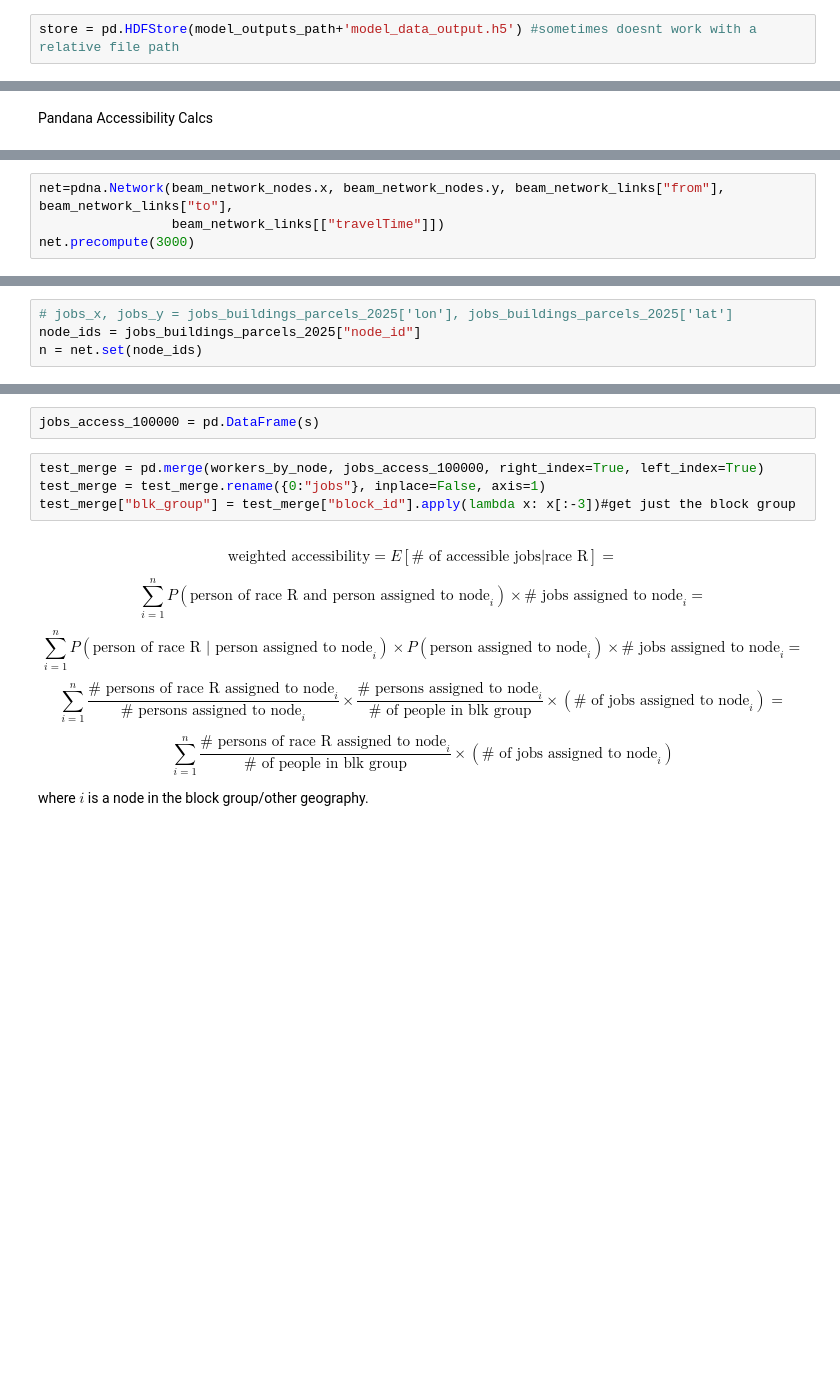
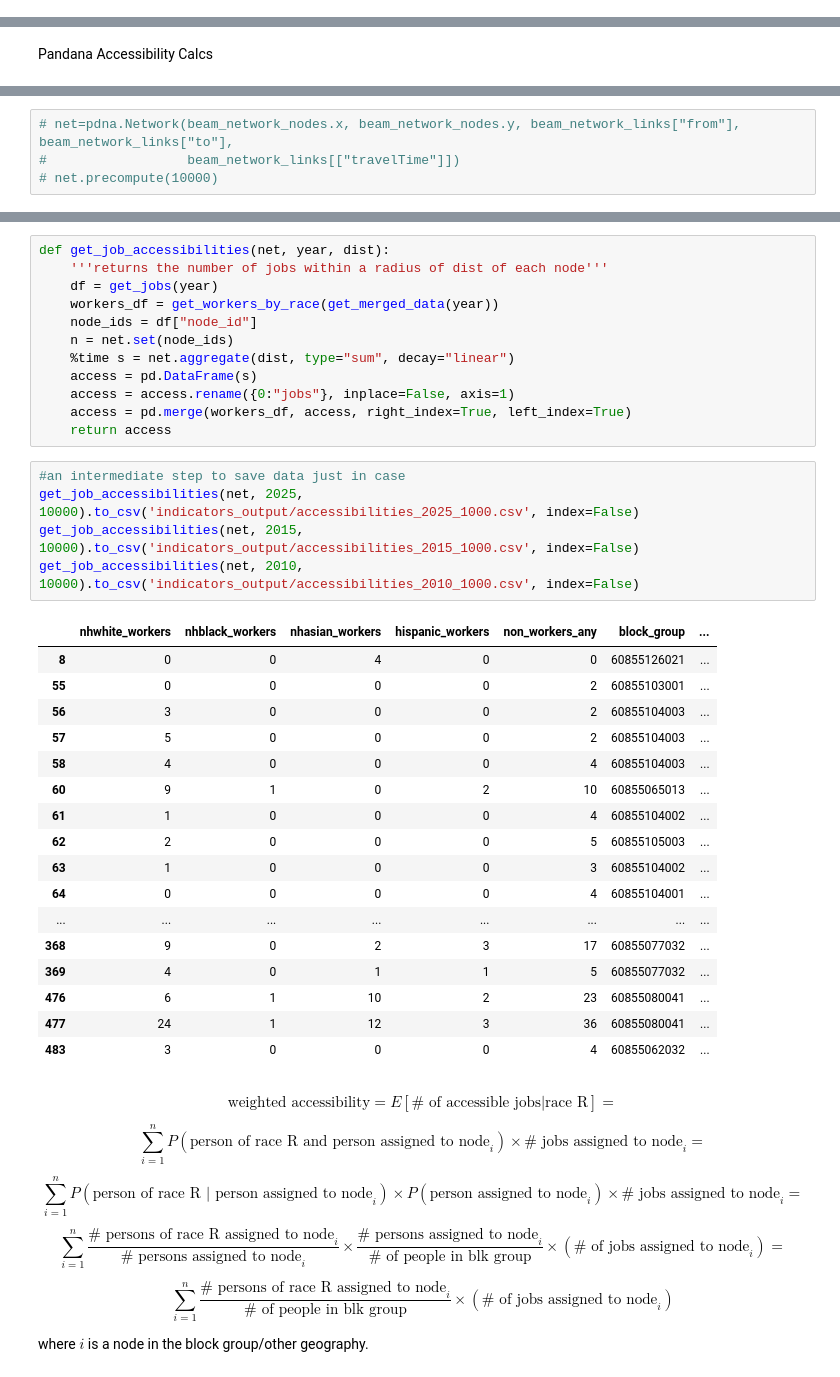
Before and after one commit to ual/ual_model_workspace, a Jupyter notebook: spring-2019-models/notebooks-amelia/indicators 1.ipynb, the cells around one changed output, grey strips where cells are left out. Saved outputs shown, nothing was run; the diff lists cells and outputs as text; blank space fills up the shorter version.

```diff
--- a/spring-2019-models/notebooks-amelia/indicators 1.ipynb
+++ b/spring-2019-models/notebooks-amelia/indicators 1.ipynb
@@ -11,5 +14,3 @@ homedata_file_path = '/home/data/'
 dd = '/home/data/spring_2019/base/'
 shapefiles_path = '/home/simon/spatial-data/'
 model_outputs_path = '/home/data/spring_2019/outputs/'
-# %%
-store = pd.HDFStore(model_outputs_path+'model_data_output.h5') #sometimes doesnt work with a relative file path
@@ -116,4 +119,4 @@ beam_network_nodes = pd.read_csv('beam-network-nodes.csv')
 # %%
-net=pdna.Network(beam_network_nodes.x, beam_network_nodes.y, beam_network_links["from"], beam_network_links["to"],
-                 beam_network_links[["travelTime"]])
-net.precompute(3000)
+# net=pdna.Network(beam_network_nodes.x, beam_network_nodes.y, beam_network_links["from"], beam_network_links["to"],
+#                  beam_network_links[["travelTime"]])
+# net.precompute(10000)
@@ -124,4 +122,0 @@ jobs_buildings_parcels_2025 = pd.merge(jobs_buildings_2025, parcels_2025, left_o
-# %%
-# jobs_x, jobs_y = jobs_buildings_parcels_2025['lon'], jobs_buildings_parcels_2025['lat']
-node_ids = jobs_buildings_parcels_2025["node_id"]
-n = net.set(node_ids)
@@ -135,9 +123,38 @@ Wall time: 1min 12s
-# %%
-jobs_access_100000 = pd.DataFrame(s)
-# %%
-test_merge = pd.merge(workers_by_node, jobs_access_100000, right_index=True, left_index=True)
-test_merge = test_merge.rename({0:"jobs"}, inplace=False, axis=1)
-test_merge["blk_group"] = test_merge["block_id"].apply(lambda x: x[:-3])#get just the block group
+# %%
+def get_job_accessibilities(net, year, dist):
+    '''returns the number of jobs within a radius of dist of each node'''
+    df = get_jobs(year)
+    workers_df = get_workers_by_race(get_merged_data(year))
+    node_ids = df["node_id"]
+    n = net.set(node_ids)
+    %time s = net.aggregate(dist, type="sum", decay="linear")
+    access = pd.DataFrame(s)
+    access = access.rename({0:"jobs"}, inplace=False, axis=1)
+    access = pd.merge(workers_df, access, right_index=True, left_index=True)
+    return access
+# %%
+#an intermediate step to save data just in case
+get_job_accessibilities(net, 2025, 10000).to_csv('indicators_output/accessibilities_2025_1000.csv', index=False)
+get_job_accessibilities(net, 2015, 10000).to_csv('indicators_output/accessibilities_2015_1000.csv', index=False)
+get_job_accessibilities(net, 2010, 10000).to_csv('indicators_output/accessibilities_2010_1000.csv', index=False)
+# %% [output]
+|  | nhwhite_workers | nhblack_workers | nhasian_workers | hispanic_workers | non_workers_any | block_group | ... |
+| 8 | 0 | 0 | 4 | 0 | 0 | 60855126021 | ... |
+| 55 | 0 | 0 | 0 | 0 | 2 | 60855103001 | ... |
+| 56 | 3 | 0 | 0 | 0 | 2 | 60855104003 | ... |
+| 57 | 5 | 0 | 0 | 0 | 2 | 60855104003 | ... |
+| 58 | 4 | 0 | 0 | 0 | 4 | 60855104003 | ... |
+| 60 | 9 | 1 | 0 | 2 | 10 | 60855065013 | ... |
+| 61 | 1 | 0 | 0 | 0 | 4 | 60855104002 | ... |
+| 62 | 2 | 0 | 0 | 0 | 5 | 60855105003 | ... |
+| 63 | 1 | 0 | 0 | 0 | 3 | 60855104002 | ... |
+| 64 | 0 | 0 | 0 | 0 | 4 | 60855104001 | ... |
+| ... | ... | ... | ... | ... | ... | ... | ... |
+| 368 | 9 | 0 | 2 | 3 | 17 | 60855077032 | ... |
+| 369 | 4 | 0 | 1 | 1 | 5 | 60855077032 | ... |
+| 476 | 6 | 1 | 10 | 2 | 23 | 60855080041 | ... |
+| 477 | 24 | 1 | 12 | 3 | 36 | 60855080041 | ... |
+| 483 | 3 | 0 | 0 | 0 | 4 | 60855062032 | ... |
 # %% [markdown]
 $$\text{weighted accessibility} = E[\text{# of accessible jobs}|\text{race R}] =$$
 
```
Also changed, not shown: parts of 44 cells of this notebook.
